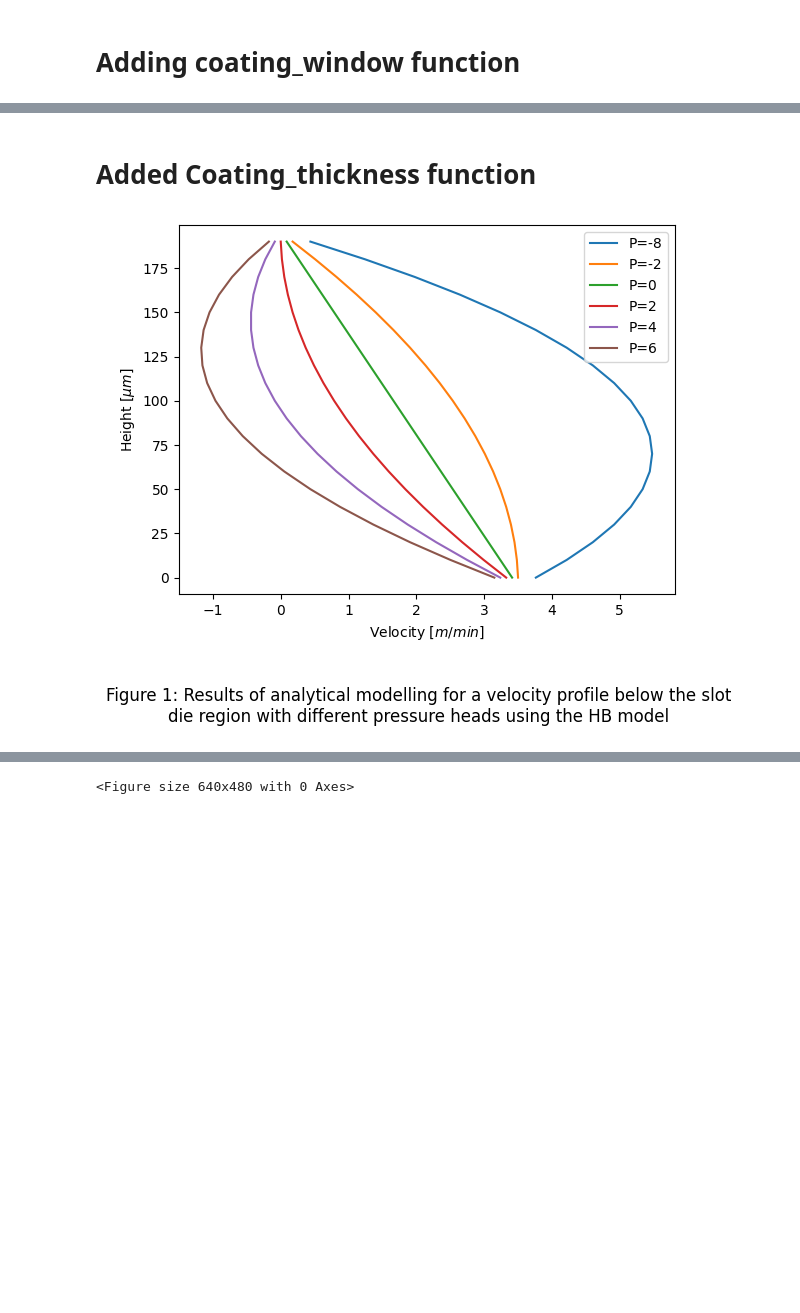
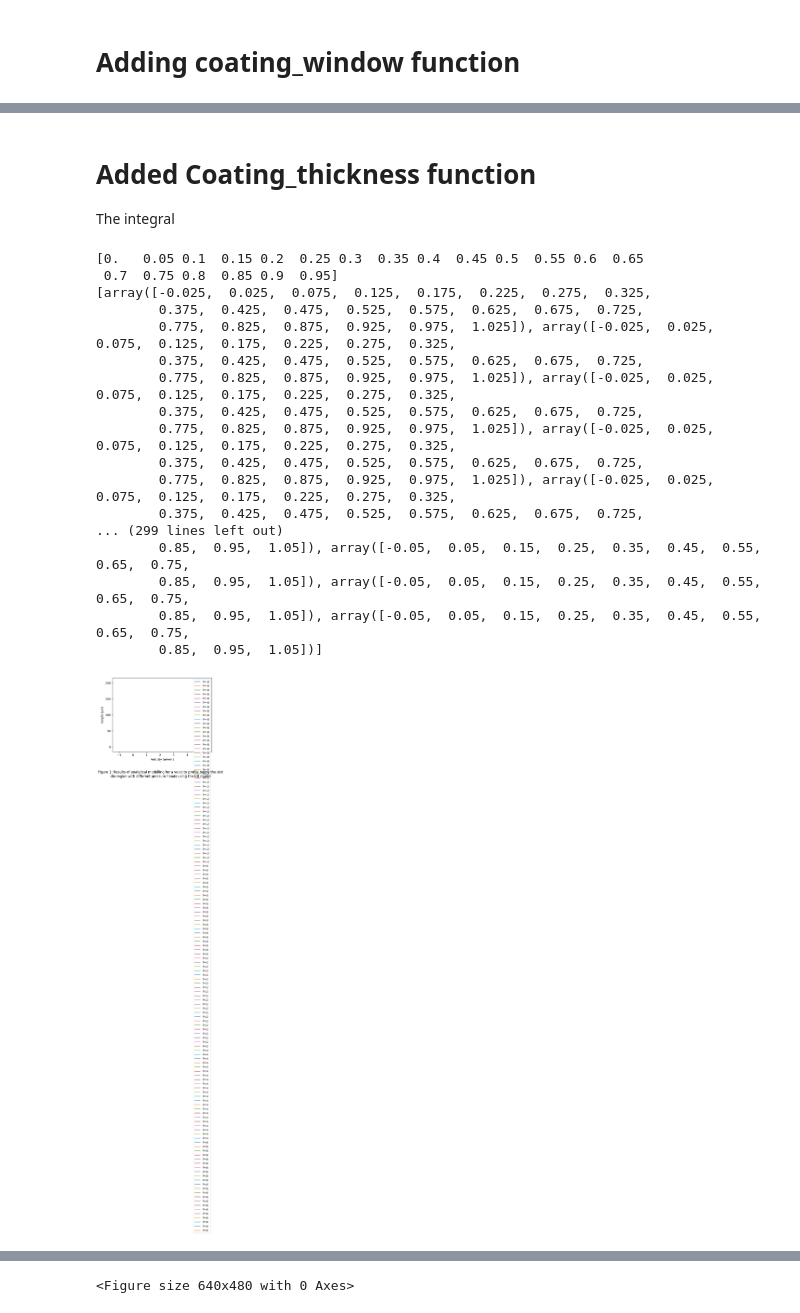
Before and after one commit to FW-Coding/FUSE-Internship-2024, a Jupyter notebook: Coating thickness model.ipynb, the cells around one changed output, grey strips where cells are left out. Saved outputs shown, nothing was run; the diff lists cells and outputs as text; code cells hidden in the pictures; blank space fills up the shorter version.

```diff
--- a/Coating thickness model.ipynb
+++ b/Coating thickness model.ipynb
@@ -153,6 +153,10 @@ r = pybamm.SpatialVariable(
     "r", domain=["coating"], coord_sys="cartesian"
 )
 geometry = {"coating": {r: {"min": pybamm.Scalar(0), "max": pybamm.Scalar(1)}}}
+
+
+model.variable["new variable"] = pybamm.Integral(u, r)
+
 
 # mesh and discretise
 submesh_types = {"coating": pybamm.Uniform1DSubMesh}
@@ -504,7 +508,7 @@ model_2.velocity_profile(normalised = 1)
 # %%
 #Creates a class which has input of the rheological infomation of the liquid for the slot die model.
 class slot_die_model():
-    def __init__(self, U_input=1, H_g_input=1, tau_y_input=1, m_input=1, q_input=1, K_input=1, sigma_input=1, n_input=1, viscosity="Newtonian") -> None:
+    def __init__(self, U_input=1, H_g_input=1, tau_y_input=1, m_input=100, q_input=1, K_input=1, sigma_input=1, n_input=1, viscosity="Newtonian") -> None:
         self.U_input = U_input #Coating speed
         self.H_g_input = H_g_input #Coating gap
         self.tau_y_input = tau_y_input #Yield stress
@@ -526,7 +530,7 @@ class slot_die_model():
         m = pybamm.Parameter("Exponent parameter [t]")
 
         # define variable
-        u = pybamm.Variable("Velocity  [ms-1]", domain = "coating")
+        u = pybamm.Variable("Velocity [ms-1]", domain = "coating")
         grad = pybamm.grad(u)
 
         # governing equations
@@ -578,7 +582,7 @@ class slot_die_model():
             for i in heights:
                 sim = pybamm.Simulation(model, parameter_values=param, geometry=geometry, submesh_types=submesh_types, spatial_methods=spatial_methods, var_pts=var_pts)
                 sol = sim.solve([0, 1], inputs={"Pressure [Pa]":j})
-                Coating_velocity.append(sol["Velocity  [ms-1]"].entries[i][0])
+                Coating_velocity.append(sol["Velocity [ms-1]"].entries[i][0])
                 Coating_velocity_h = Coating_velocity
 
             #Graph plotting for either normalised and non-normalised solutions
@@ -676,11 +680,11 @@ class slot_die_model():
 
 
 
-model_1 = slot_die_model(U_input=3.5, H_g_input=200, tau_y_input=3, m_input=1, q_input=1, K_input=2, sigma_input=1, n_input=10, viscosity="Newtonian")
+model_1 = slot_die_model(U_input=3.5, H_g_input=200, viscosity="Newtonian")
 #model_1.velocity_profile(normalised = 0)
 
 model_2 = slot_die_model(U_input=3.5, H_g_input=200, tau_y_input=1, m_input=1, q_input=1, K_input=1, sigma_input=1, n_input=10, viscosity="HB")
-model_2.velocity_profile(normalised = 1, mesh_num=10)
+model_1.velocity_profile(normalised = 1, mesh_num=10, Papanastasiou = True)
 
 
 model_3 = slot_die_model(U_input=3.5,H_g_input=180)
@@ -693,5 +695,7 @@ model_1.coating_window()
 # %% [markdown]
 # Added Coating_thickness function
+
+The integral
 # %%
 #Creates a class which has input of the rheological infomation of the liquid for the slot die model.
 class slot_die_model():
@@ -737,6 +741,7 @@ class slot_die_model():
         r = pybamm.SpatialVariable(
             "r", domain=["coating"], coord_sys="cartesian"
         )
+        model.variables["r"] = r
         geometry = {"coating": {r: {"min": pybamm.Scalar(0), "max": pybamm.Scalar(1)}}}
 
         # mesh and discretise
@@ -760,6 +765,7 @@ class slot_die_model():
         heights = np.arange(0,mesh_num)
         normalised_heights = heights/mesh_num
         pressure = Pressure_list
+        print(normalised_heights)
 
         # initial conditions
         model.initial_conditions = {u: pybamm.Scalar(1)}
@@ -768,13 +774,17 @@ class slot_die_model():
         Coating_velocity_h = []
 
         #Plots the solution to the model over a range of pressures
+        normalised_heights = []
         for j in pressure:
             for i in heights:
                 sim = pybamm.Simulation(model, parameter_values=param, geometry=geometry, submesh_types=submesh_types, spatial_methods=spatial_methods, var_pts=var_pts)
                 sol = sim.solve([0, 1], inputs={"Pressure [Pa]":j})
-                Coating_velocity.append(sol["Velocity  [ms-1]"].entries[i][0])
+                Coating_velocity.append(sol["Velocity  [ms-1]"](t=0))
+                normalised_heights.append(sol["r"](t=0))
                 Coating_velocity_h = Coating_velocity
 
+
+            print(normalised_heights)
             #Graph plotting for either normalised and non-normalised solutions
             if plot == 1:
                 if normalised == True:
@@ -784,6 +794,7 @@ class slot_die_model():
 
 
             Coating_velocity = []
+            normalised_heights = []
 
         if plot == 1:
             #Figure labels
@@ -867,33 +878,50 @@ class slot_die_model():
             U_input=self.U_input,
             H_g_input=self.H_g_input,
             tau_y_input=self.tau_y_input,
             m_input=self.m_input,
             q_input=self.q_input,
             K_input=self.K_input,
             sigma_input=self.sigma_input,
             n_input=self.n_input,
             viscosity=self.viscosity)
 
         analytical_thickness = self.q_input / self.U_input
 
         #Need to set up the integral over a range of mesh point amounts and then plot the thickness against mesh points amounts
         thickness_model.velocity_profile(normalised = 1, mesh_num=10, plot = 0)
 
 #        if
 
 
 #    def rheological_plot(self):
 
 
 model_1 = slot_die_model(U_input=3.5, H_g_input=200, tau_y_input=3, m_input=1, q_input=1, K_input=2, sigma_input=1, n_input=10)
 model_1.velocity_profile(normalised = 0, plot=1)
 
 
 model_3 = slot_die_model(U_input=3.5,H_g_input=180)
 
 model_1.coating_window()
 model_1.coating_thickness()
 # %% [output]
+[0.   0.05 0.1  0.15 0.2  0.25 0.3  0.35 0.4  0.45 0.5  0.55 0.6  0.65
+ 0.7  0.75 0.8  0.85 0.9  0.95]
+[array([-0.025,  0.025,  0.075,  0.125,  0.175,  0.225,  0.275,  0.325,
+        0.375,  0.425,  0.475,  0.525,  0.575,  0.625,  0.675,  0.725,
+        0.775,  0.825,  0.875,  0.925,  0.975,  1.025]), array([-0.025,  0.025,  0.075,  0.125,  0.175,  0.225,  0.275,  0.325,
+        0.375,  0.425,  0.475,  0.525,  0.575,  0.625,  0.675,  0.725,
+        0.775,  0.825,  0.875,  0.925,  0.975,  1.025]), array([-0.025,  0.025,  0.075,  0.125,  0.175,  0.225,  0.275,  0.325,
+        0.375,  0.425,  0.475,  0.525,  0.575,  0.625,  0.675,  0.725,
+        0.775,  0.825,  0.875,  0.925,  0.975,  1.025]), array([-0.025,  0.025,  0.075,  0.125,  0.175,  0.225,  0.275,  0.325,
+        0.375,  0.425,  0.475,  0.525,  0.575,  0.625,  0.675,  0.725,
+        0.775,  0.825,  0.875,  0.925,  0.975,  1.025]), array([-0.025,  0.025,  0.075,  0.125,  0.175,  0.225,  0.275,  0.325,
+        0.375,  0.425,  0.475,  0.525,  0.575,  0.625,  0.675,  0.725,
+... (299 lines left out)
+        0.85,  0.95,  1.05]), array([-0.05,  0.05,  0.15,  0.25,  0.35,  0.45,  0.55,  0.65,  0.75,
+        0.85,  0.95,  1.05]), array([-0.05,  0.05,  0.15,  0.25,  0.35,  0.45,  0.55,  0.65,  0.75,
+        0.85,  0.95,  1.05]), array([-0.05,  0.05,  0.15,  0.25,  0.35,  0.45,  0.55,  0.65,  0.75,
+        0.85,  0.95,  1.05])]
-[figure, old version]
+[figure, new version]
 [figure]
-<Figure size 640x480 with 0 Axes>
+<Figure size 640x480 with 0 Axes>
```
Also changed, not shown: parts of 9 cells of this notebook.
